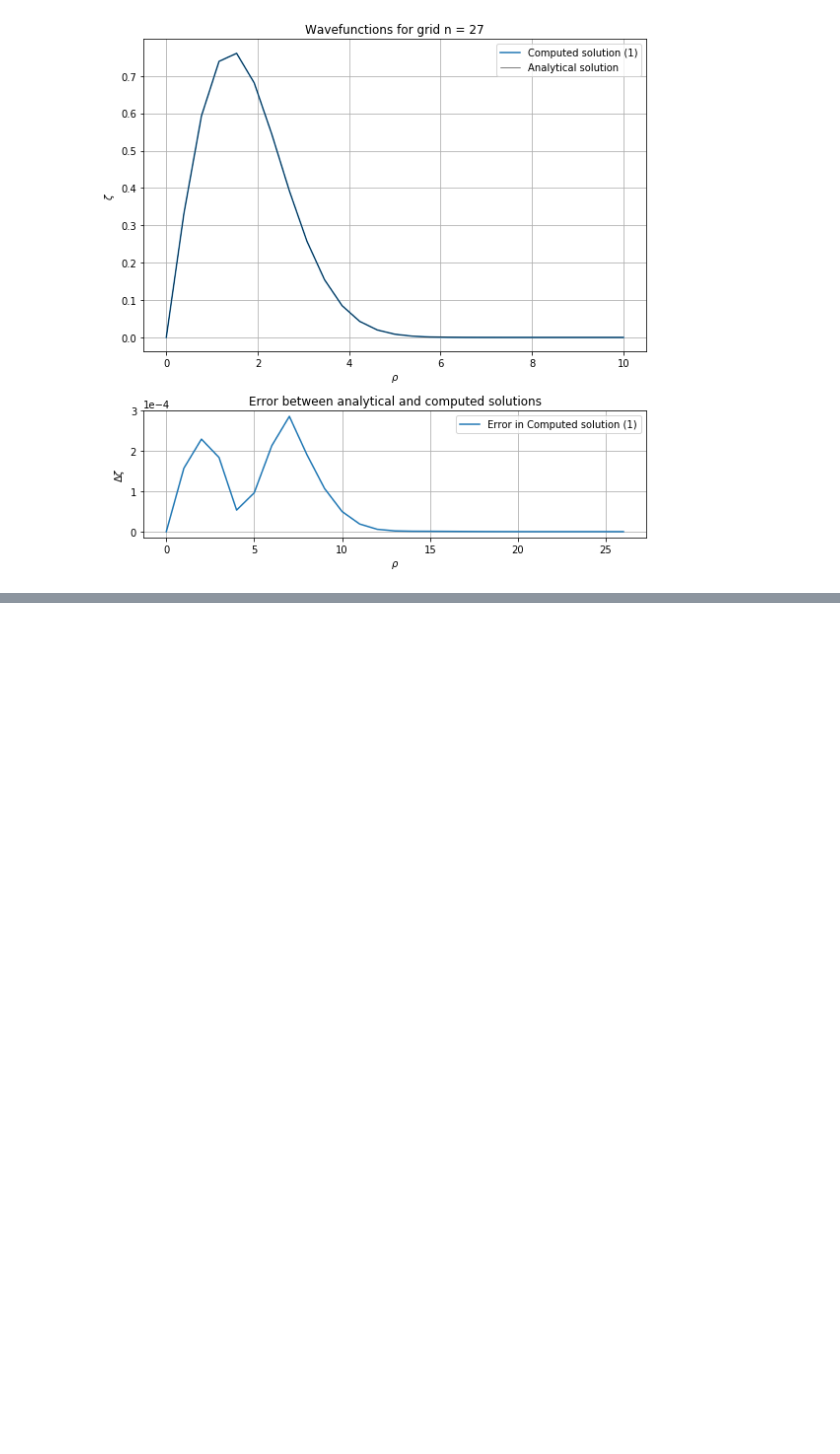
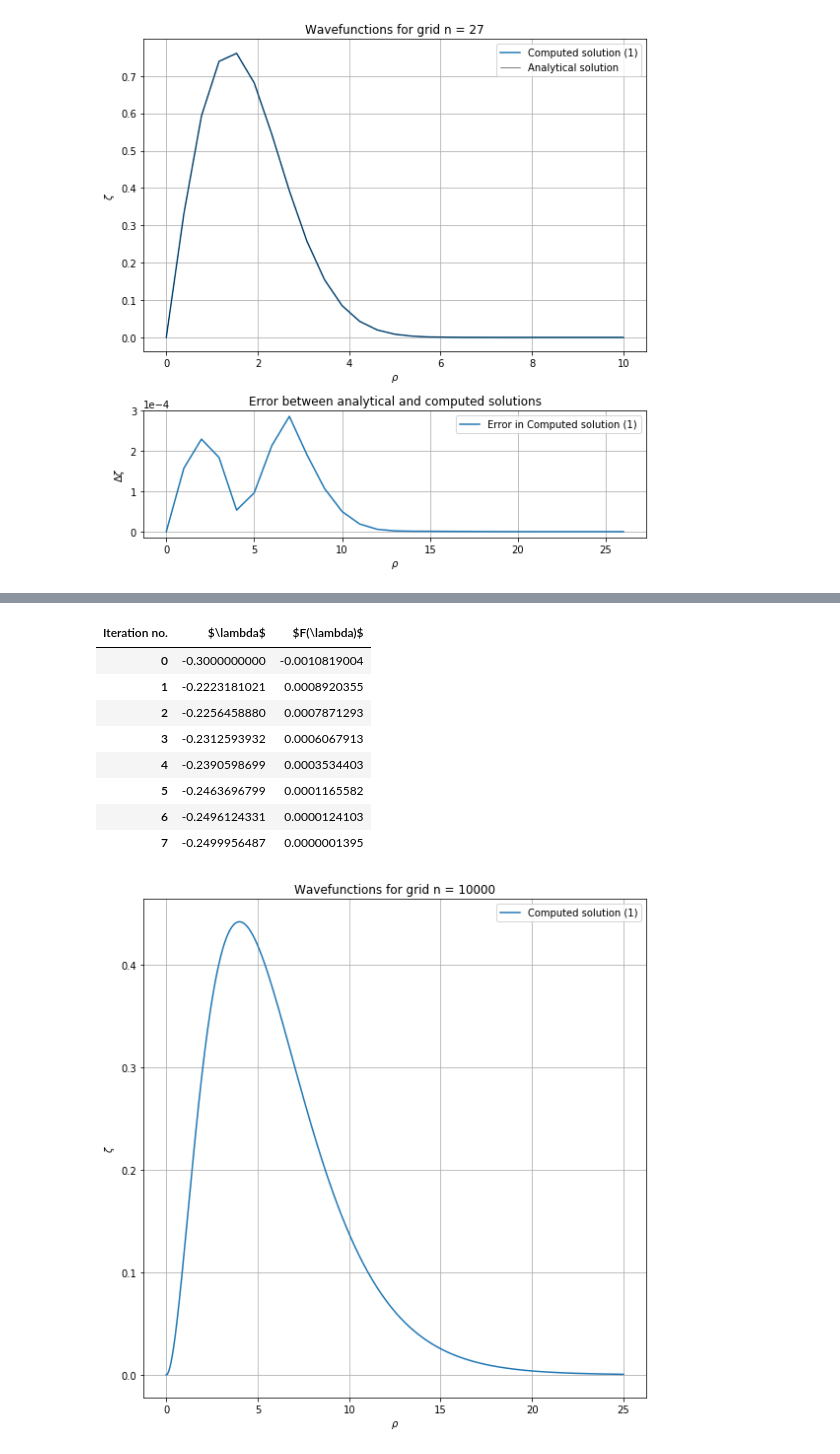
Before and after one commit to KevoSoftworks/computational_physics, a Jupyter notebook: 1_excitons/excitons.ipynb, the cells around one changed output, grey strips where cells are left out. Saved outputs shown, nothing was run; the diff lists cells and outputs as text; code cells hidden in the pictures; blank space fills up the shorter version.

Commit message:
Add Coulomb potential

```diff
--- a/1_excitons/excitons.ipynb
+++ b/1_excitons/excitons.ipynb
@@ -288,0 +346,24 @@ plot(grid, ana, solver.wf)
+# %%
+lambda_guess = -0.3
+grid = Grid(10000, start=0.00001, end=25)
+pot = CoulombPotential()
+solver = Solver(grid, pot, error=1E-5, l = 1)
+
+iterations = solver.search(lambda_guess, damping=0.75, fullreturn=True)
+
+data = {r"$\lambda$": iterations[0], r"$F(\lambda)$": iterations[1]}
+df = pd.DataFrame(data=data).rename_axis("Iteration no.", axis=1)
+display(df)
+
+plot(grid, None, solver.wf)
+# %% [output]
+| Iteration no. | $\lambda$ | $F(\lambda)$ |
+| 0 | -0.3000000000 | -0.0010819004 |
+| 1 | -0.2223181021 | 0.0008920355 |
+| 2 | -0.2256458880 | 0.0007871293 |
+| 3 | -0.2312593932 | 0.0006067913 |
+| 4 | -0.2390598699 | 0.0003534403 |
+| 5 | -0.2463696799 | 0.0001165582 |
+| 6 | -0.2496124331 | 0.0000124103 |
+| 7 | -0.2499956487 | 0.0000001395 |
+[figure, added]
```
Also changed, not shown: parts of 5 cells of this notebook, 1 other file.
